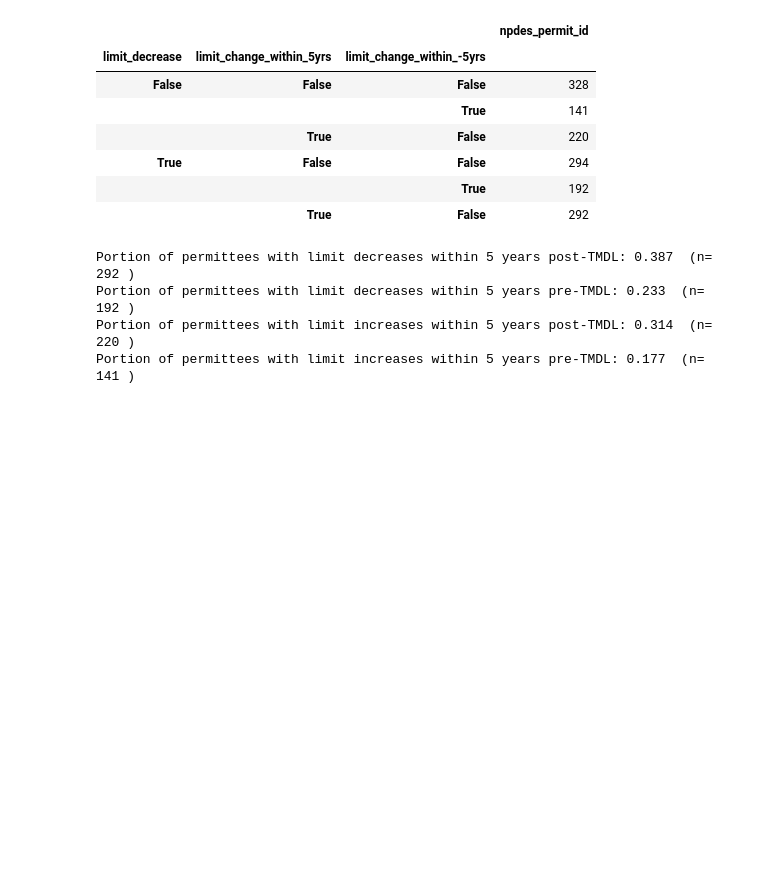
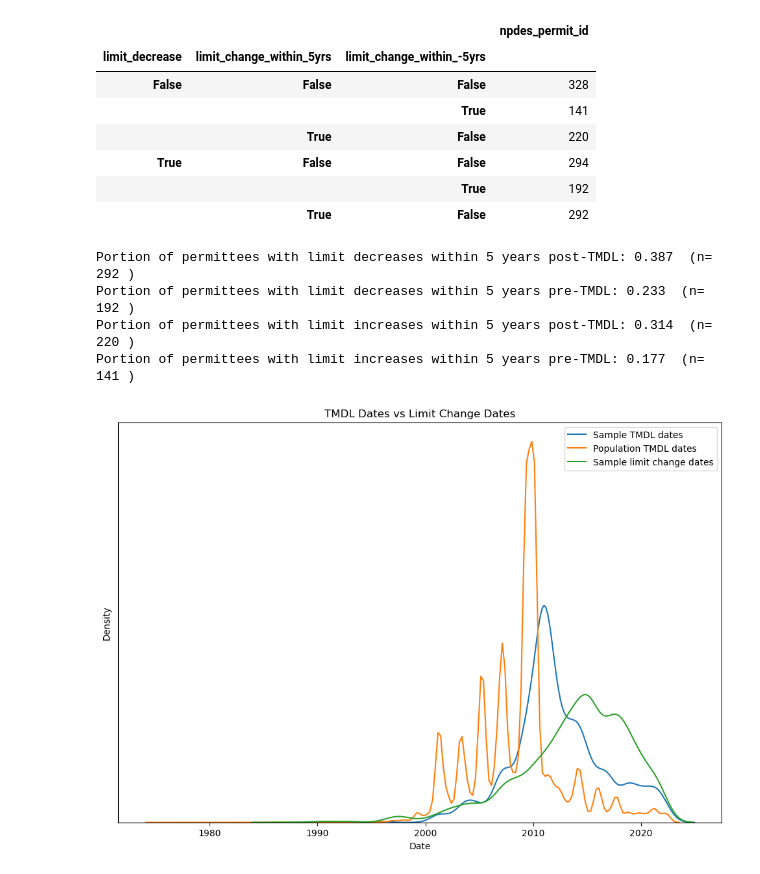
Before and after one commit to reglab/TMDLs_archived, a Jupyter notebook: TMDLS_limit_changes.ipynb, the cells around one changed output. Cells and saved outputs as stored; diff of their text form; code cells hidden in the pictures; blank space fills up the shorter version.

```diff
--- a/TMDLS_limit_changes.ipynb
+++ b/TMDLS_limit_changes.ipynb
@@ -645,3 +618,16 @@ Portion of permittees with limit decreases within 5 years post-TMDL: 0.387  (n=
 Portion of permittees with limit decreases within 5 years pre-TMDL: 0.233  (n= 192 )
 Portion of permittees with limit increases within 5 years post-TMDL: 0.314  (n= 220 )
 Portion of permittees with limit increases within 5 years pre-TMDL: 0.177  (n= 141 )
+# %%
+plt.style.use('default')
+plt.figure(figsize=(12, 8));
+plt.ylabel('Density')
+plt.xlabel('Date')
+plt.yticks([])
+sns.kdeplot(data=prepped_dmrs, x='TMDLDate', label='Sample TMDL dates');
+sns.kdeplot(data=tmdls, x='TMDLDate', label='Population TMDL dates');
+sns.kdeplot(data=prepped_dmrs, x='limit_change_date', label='Sample limit change dates');
+plt.title('TMDL Dates vs Limit Change Dates');
+plt.legend();
+# %% [output]
+[figure, added]
```
Also changed, not shown: parts of 5 cells of this notebook.
